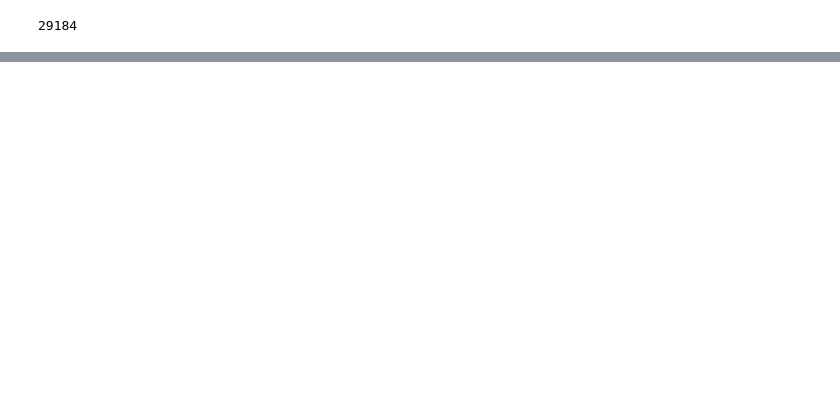
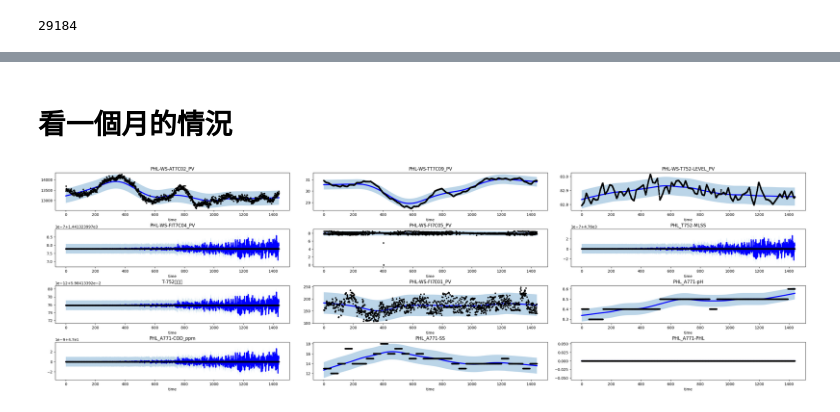
Before and after one commit to skywalker0803r/Wastewater-Biological-Treatment, a Jupyter notebook: Observation_time_delay.ipynb, the cells around one changed output, grey strips where cells are left out. Drawn from its saved outputs; the diff is of its cells as text; code cells hidden in the pictures; blank space fills up the shorter version.

```diff
--- a/Observation_time_delay.ipynb
+++ b/Observation_time_delay.ipynb
@@ -200,0 +191,6 @@ plot_smooth(0,500,df)
+# %% [markdown]
+# 看一個月的情況
+# %%
+plot_smooth(0,48*30,df,smooth_fraction=0.3)
+# %% [output]
+[figure, added]
```
Also changed, not shown: parts of 11 cells of this notebook.
